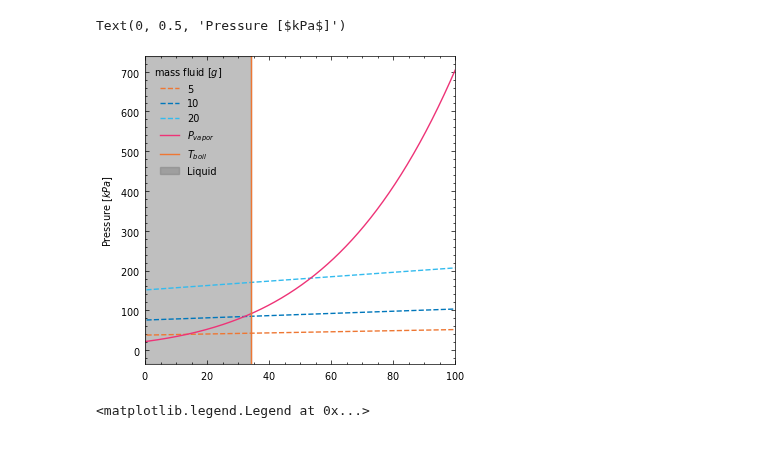
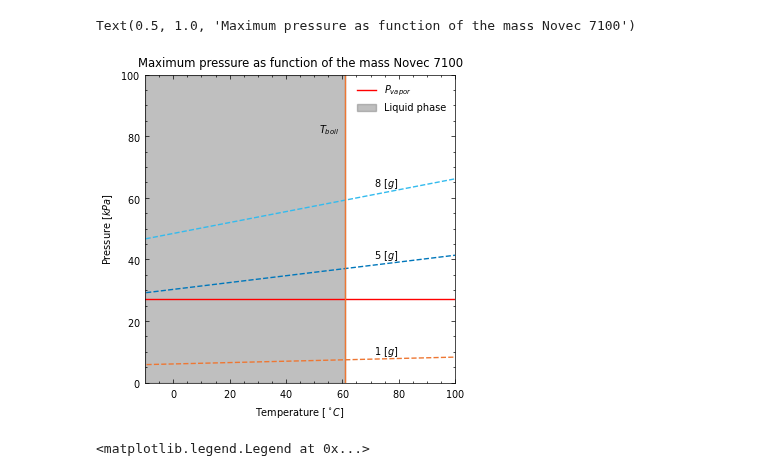
Before and after one commit to Olviel/Thermal_Soft_Robotics, a Jupyter notebook: Thermal_actuation/Model/Engineered_fluid/main.ipynb, the cells around one changed output. Cells and saved outputs as stored; diff of their text form; code cells hidden in the pictures; blank space fills up the shorter version.

Commit message:
aadded novec 7100

```diff
--- a/Thermal_actuation/Model/Engineered_fluid/main.ipynb
+++ b/Thermal_actuation/Model/Engineered_fluid/main.ipynb
@@ -26,11 +27,26 @@ latent_heat = 142 # kJ/kg (heat to convert liquid to gas at boiling point)
 
 c = 1300 # specific heat [j/(kg K)]
 k = 0.075 # Thermal conductivity [w/(m*K)]
+# %%
+#Novec 7100
+name=7100
+
+# Novec 7000 properties
+M = 250 # g/mol
+boiling_point = 273+61 # K at 1 atm
+T = np.linspace(-120,100,1000)+273
+#Vapor_pressure = 27e3 # pa
+critical_pressure = 2.48e6
+rho = 1520 # kg/m3
+latent_heat = 152 # kJ/kg (heat to convert liquid to gas at boiling point)
+
+c = 1300 # specific heat [j/(kg K)]
+k = 0.075 # Thermal conductivity [w/(m*K)]
 # %%
 V = 1.5e-3
 R = 8.314
 # %%
-m_plot = [5,10,20]
+m_plot = [1,5,8]
 n_plot = np.divide(m_plot,M)
 
 P_mass= []
@@ -42,20 +58,31 @@ for i in range(len(n_plot)):
 #n_plot
 # %%
 plt.figure(figsize=(4,4))
+x_label_pos = 80
 for ii in range(len(P_mass)):
-    plt.plot(T-273,P_mass[ii]/1000,label=m_plot[ii],linestyle='--')
+    idx = (np.abs(T - (x_label_pos + 273))).argmin()
+    y_label_pos = P_mass[ii][idx] / 1000
 
-plt.plot(T-273,Vapor_pressure/1000,label='$P_{vapor}$')
-plt.axvline(boiling_point-273, label="$T_{boil}$")
-plt.axvspan(0,boiling_point-273,color='grey',alpha=0.5,label='Liquid')
+    plt.plot(T-273,P_mass[ii]/1000,linestyle='--')
+    plt.text(x_label_pos, y_label_pos, str(m_plot[ii])+ ' [$g$]', verticalalignment='bottom', horizontalalignment='right')
+
+#plt.plot(T-273,Vapor_pressure/1000,label='$P_{vapor}$')
+plt.axhline(Vapor_pressure/1000,label="$P_{vapor}$",color = 'red')
+plt.axvline(boiling_point-273)
+plt.text(boiling_point-273-2, 80, '$T_{boil}$', verticalalignment='bottom', horizontalalignment='right')
+
+plt.axvspan(-10,boiling_point-273,color='grey',alpha=0.5,label='Liquid phase')
 
 
-plt.xlim(0,100)
-plt.legend(title='mass fluid [$g$]')
+plt.xlim(-10,100)
+plt.ylim(0,100)
+plt.legend()
 plt.ylabel('Pressure [$kPa$]')
+plt.xlabel('Temperature [$^\circ C$]')
+plt.title(f'Maximum pressure as function of the mass Novec {name}')
 # %% [output]
-Text(0, 0.5, 'Pressure [$kPa$]')
+Text(0.5, 1.0, 'Maximum pressure as function of the mass Novec 7100')
-[figure, old version]
+[figure, new version]
 # %%
 plt.title('Vapor pressure')
 plt.semilogy(T-273,Vapor_pressure,label='$P_{vapor}$')
```
Also changed, not shown: parts of 1 cell of this notebook.
